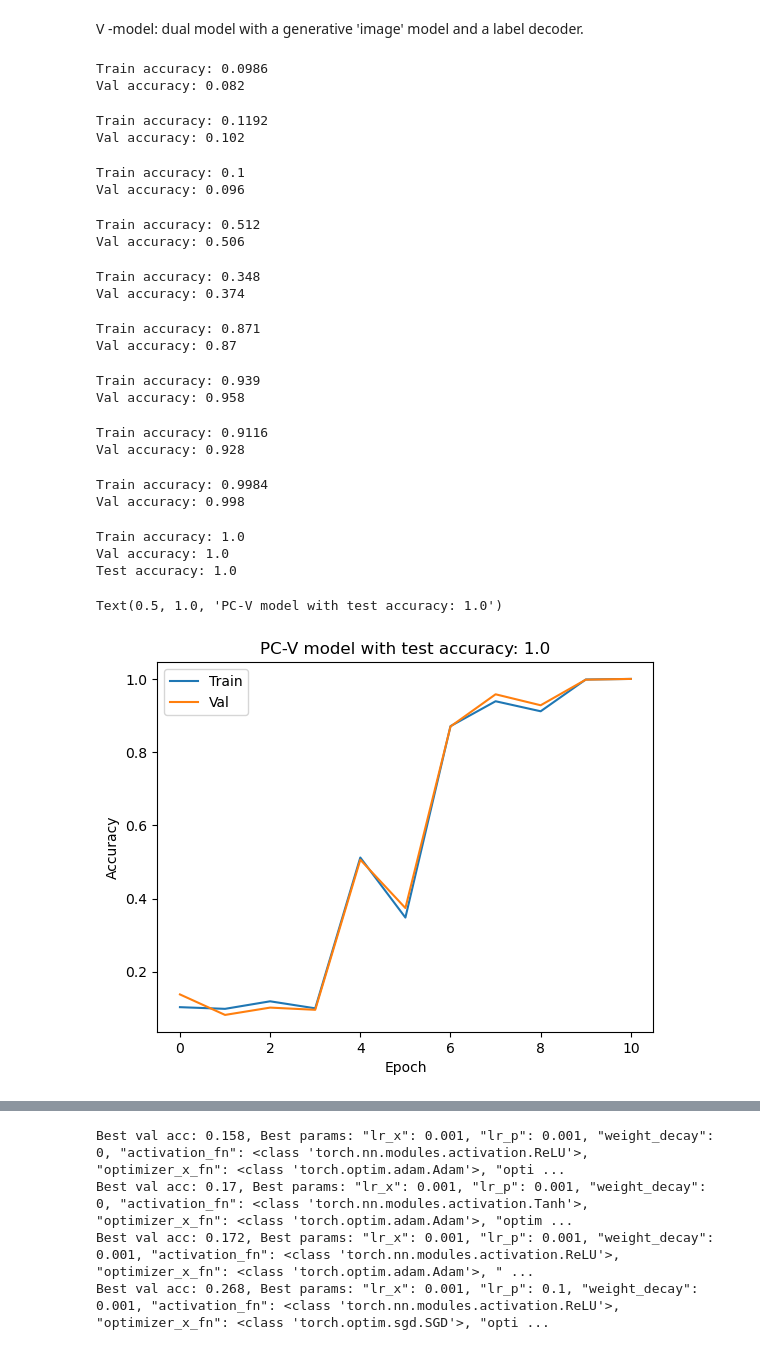
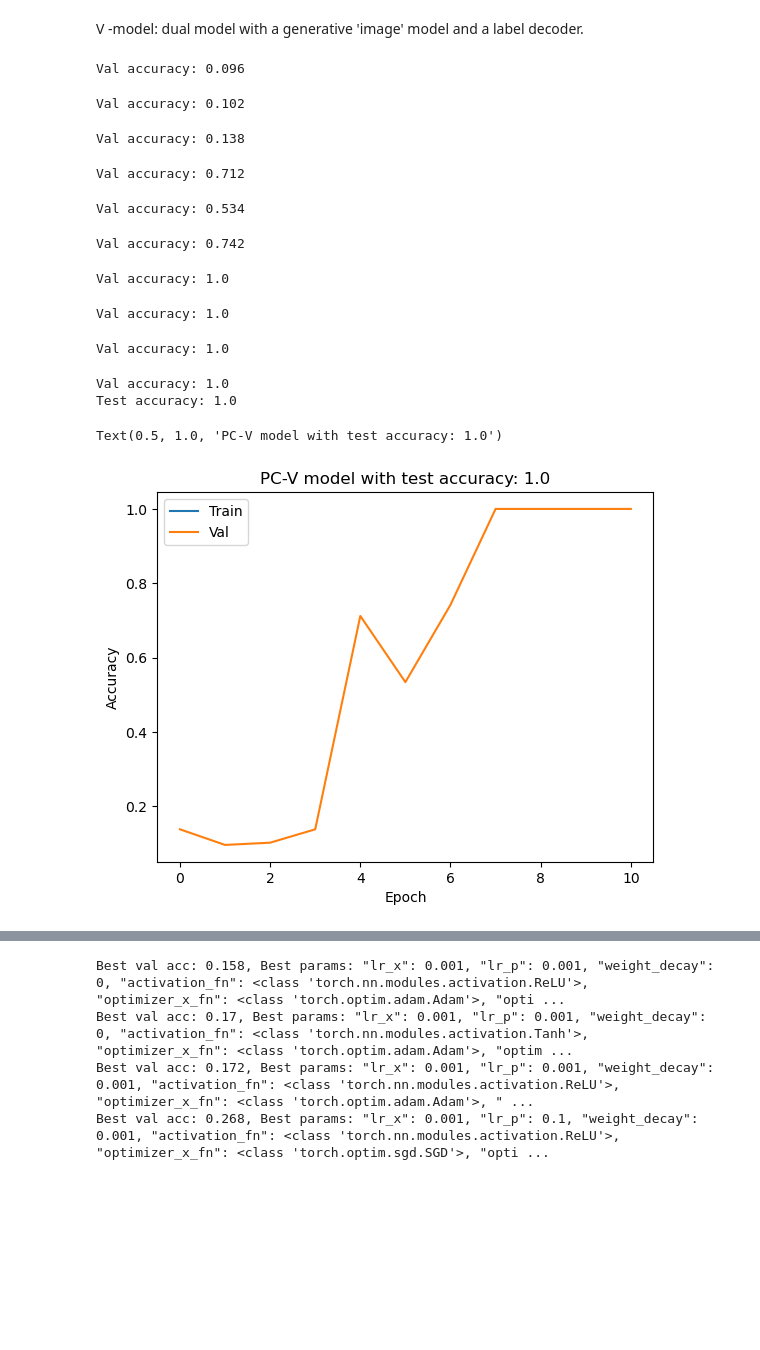
Before and after one commit to Bogacz-Group/PredictiveCoding, a Jupyter notebook: demo_pc_supervised_learning.ipynb, the cells around one changed output, grey strips where cells are left out. Cells and saved outputs as stored; diff of their text form; code cells hidden in the pictures; blank space fills up the shorter version.

Commit message:
Added image generation

```diff
--- a/demo_pc_supervised_learning.ipynb
+++ b/demo_pc_supervised_learning.ipynb
@@ -532,10 +568,10 @@ V -model: dual model with a generative 'image' model and a label decoder.
 torch.manual_seed(0)
 
 x_optm = optim.Adam
-lr_x = 1e-1
+lr_x = 1
 p_optm = optim.Adam
 lr_p =  1e-2
-weight_decay = 0
+weight_decay = 0.001
 activation_fns = nn.ReLU
 
 input_size = 10
@@ -574,9 +610,17 @@ pc_v_model = PC_V_model(input_size, latent_size, output_size, hidden_size, hidde
 pc_v_model.train()
 pc_v_model.to(device)
 
+CE_loss = nn.CrossEntropyLoss()
+def loss_fn_v_model(output, _image, _label):
+    return 0.5*(output[:,:_image.shape[1]] - _image).pow(2).sum() + CE_loss(output[:,_image.shape[1]:], _label)
 
-def loss_fn_v_model(output, _image, _label):
-    return 0.5*(output[:,:_image.shape[1]] - _image).pow(2).sum() + 0.1*CE_loss(output[:,_image.shape[1]:], _label)
+# CE_loss = nn.CrossEntropyLoss()
+# img_loss = nn.BCEWithLogitsLoss(reduction="sum")
+
+# def loss_fn_v_model(output, _image, _label):
+#     return img_loss(output[:,:_image.shape[1]], _image)  + 0.1*CE_loss(output[:,_image.shape[1]:], _label)
+
+
 T = 20                             # number of inference iterations
 update_x_at = 'all'                 # update latent state x at every iteration
 optimizer_x_fn = x_optm         # optimizer for latent state x
@@ -640,51 +684,41 @@ for epoch in range(epochs):
     for data, labels in tqdm(train_loader):
         pseudo_input = torch.zeros(data.shape[0], latent_size)
         data, labels, pseudo_input = data.to(device), labels.to(device), pseudo_input.to(device)
         labels_one_hot = F.one_hot(labels).float()
         trainer_v_model.train_on_batch(inputs=pseudo_input, loss_fn=loss_fn_v_model, loss_fn_kwargs={'_image':data, '_label':labels_one_hot}, is_log_progress=False, is_return_results_every_t=False, is_checking_after_callback_after_t=False)
-    train_acc.append(test_v_model(pc_v_model, test_dataset))
+    # train_acc.append(test_v_model(pc_v_model, train_dataset))
     val_acc.append(test_v_model(pc_v_model, val_dataset))
-    print("Train accuracy:", train_acc[-1])
+    # print("Train accuracy:", train_acc[-1])
     print("Val accuracy:", val_acc[-1])
     if val_acc[-1] > best_val_acc:
         best_val_acc = val_acc[-1]
         best_model = copy.deepcopy(pc_v_model.state_dict())
 
 
 test_model =  PC_V_model(input_size, latent_size, output_size, hidden_size, hidden2_size, activation_fn)
 test_model.train()
 test_model.load_state_dict(best_model, strict=False)
 test_model.to(device)
 acc_test = test_v_model(test_model, test_dataset)
 print(f'Test accuracy: {acc_test}')
 
 plt.plot(train_acc, label='Train')
 plt.plot(val_acc, label='Val')
 plt.legend()
 plt.xlabel('Epoch')
 plt.ylabel('Accuracy')
 plt.title(f'PC-V model with test accuracy: {acc_test}')
 # %% [output]
-Train accuracy: 0.0986
-Val accuracy: 0.082
+Val accuracy: 0.096
-Train accuracy: 0.1192
 Val accuracy: 0.102
-Train accuracy: 0.1
-Val accuracy: 0.096
+Val accuracy: 0.138
-Train accuracy: 0.512
-Val accuracy: 0.506
+Val accuracy: 0.712
-Train accuracy: 0.348
-Val accuracy: 0.374
+Val accuracy: 0.534
-Train accuracy: 0.871
-Val accuracy: 0.87
+Val accuracy: 0.742
-Train accuracy: 0.939
-Val accuracy: 0.958
+Val accuracy: 1.0
-Train accuracy: 0.9116
-Val accuracy: 0.928
+Val accuracy: 1.0
-Train accuracy: 0.9984
-Val accuracy: 0.998
+Val accuracy: 1.0
-Train accuracy: 1.0
 Val accuracy: 1.0
 Test accuracy: 1.0
 Text(0.5, 1.0, 'PC-V model with test accuracy: 1.0')
-[figure, old version]
+[figure, new version]
```
Also changed, not shown: parts of 4 cells of this notebook.
